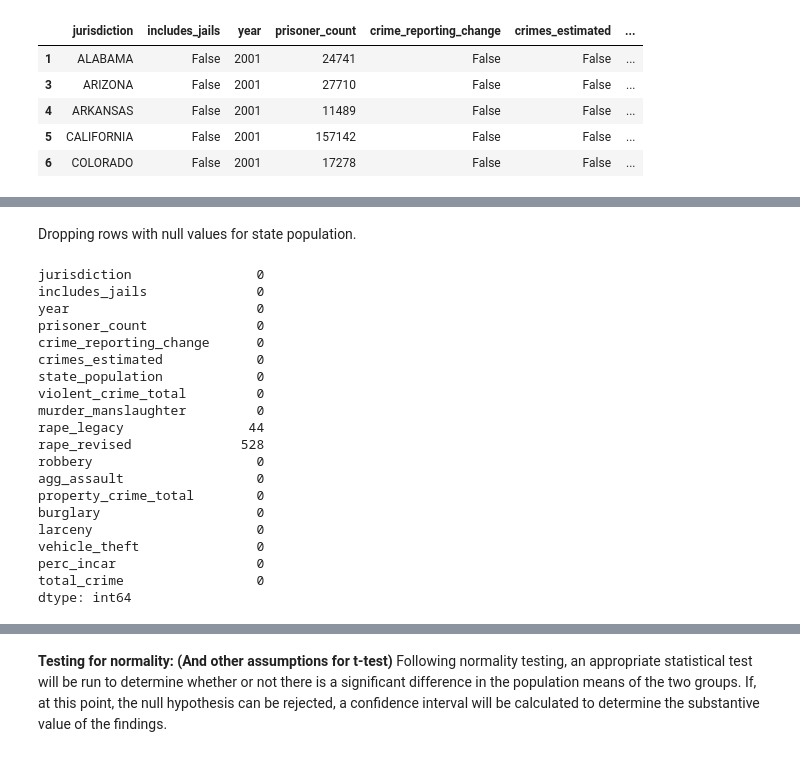
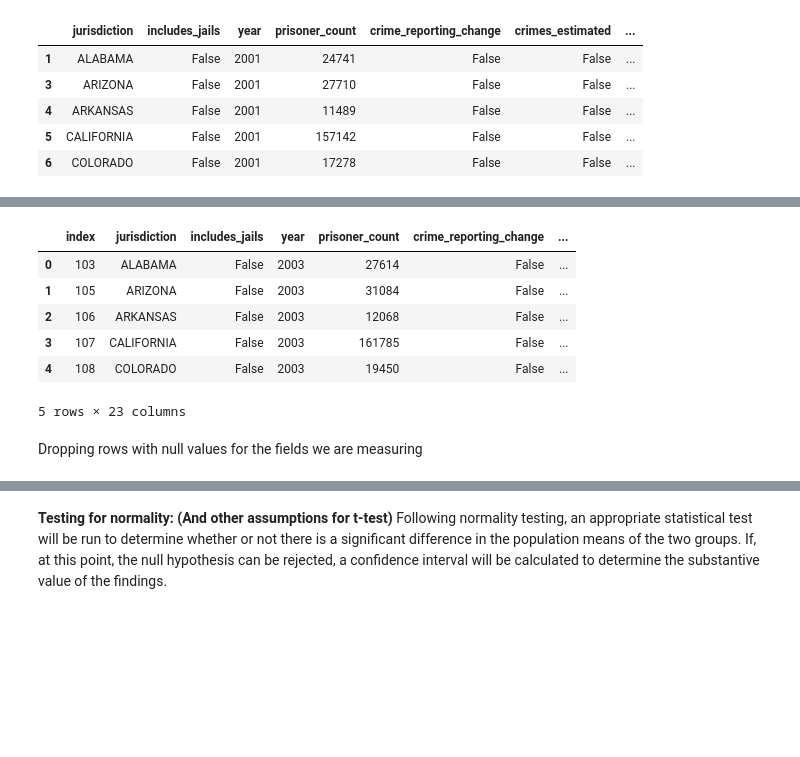
Before and after one commit to CateMerfeld/experimental_design_capstone, a Jupyter notebook: us_crime_and_incarceration.ipynb, the cells around one changed output, grey strips where cells are left out. Saved outputs shown, nothing was run; the diff lists cells and outputs as text; code cells hidden in the pictures; blank space fills up the shorter version.

```diff
--- a/us_crime_and_incarceration.ipynb
+++ b/us_crime_and_incarceration.ipynb
@@ -95,0 +103,28 @@ data.head()
+# %%
+# create a dataframe for each year
+yr_01 = data.loc[data.year == 2001].reset_index()
+yr_02 = data.loc[data.year == 2002].reset_index()
+yr_03 = data.loc[data.year == 2003].reset_index()
+yr_04 = data.loc[data.year == 2004].reset_index()
+yr_05 = data.loc[data.year == 2005].reset_index()
+yr_06 = data.loc[data.year == 2006].reset_index()
+yr_07 = data.loc[data.year == 2007].reset_index()
+yr_08 = data.loc[data.year == 2008].reset_index()
+yr_09 = data.loc[data.year == 2009].reset_index()
+yr_10 = data.loc[data.year == 2010].reset_index()
+yr_11 = data.loc[data.year == 2011].reset_index()
+yr_12 = data.loc[data.year == 2012].reset_index()
+yr_13 = data.loc[data.year == 2013].reset_index()
+yr_14 = data.loc[data.year == 2014].reset_index()
+yr_15 = data.loc[data.year == 2015].reset_index()
+yr_16 = data.loc[data.year == 2016].reset_index()
+
+yr_03.head()
+# %% [output]
+|  | index | jurisdiction | includes_jails | year | prisoner_count | crime_reporting_change | ... |
+| 0 | 103 | ALABAMA | False | 2003 | 27614 | False | ... |
+| 1 | 105 | ARIZONA | False | 2003 | 31084 | False | ... |
+| 2 | 106 | ARKANSAS | False | 2003 | 12068 | False | ... |
+| 3 | 107 | CALIFORNIA | False | 2003 | 161785 | False | ... |
+| 4 | 108 | COLORADO | False | 2003 | 19450 | False | ... |
+5 rows × 23 columns
@@ -96,26 +164,2 @@ data.head()
 # %% [markdown]
-Dropping rows with null values for state population.
+Dropping rows with null values for the fields we are measuring
-# %%
-print(data.isnull().sum())
-data.dropna(subset=['state_population'], inplace=True)
-# %% [output]
-jurisdiction                0
-includes_jails              0
-year                        0
-prisoner_count              0
-crime_reporting_change      0
-crimes_estimated            0
-state_population            0
-violent_crime_total         0
-murder_manslaughter         0
-rape_legacy                44
-rape_revised              528
-robbery                     0
-agg_assault                 0
-property_crime_total        0
-burglary                    0
-larceny                     0
-vehicle_theft               0
-perc_incar                  0
-total_crime                 0
-dtype: int64
```
Also changed, not shown: parts of 51 cells of this notebook.
